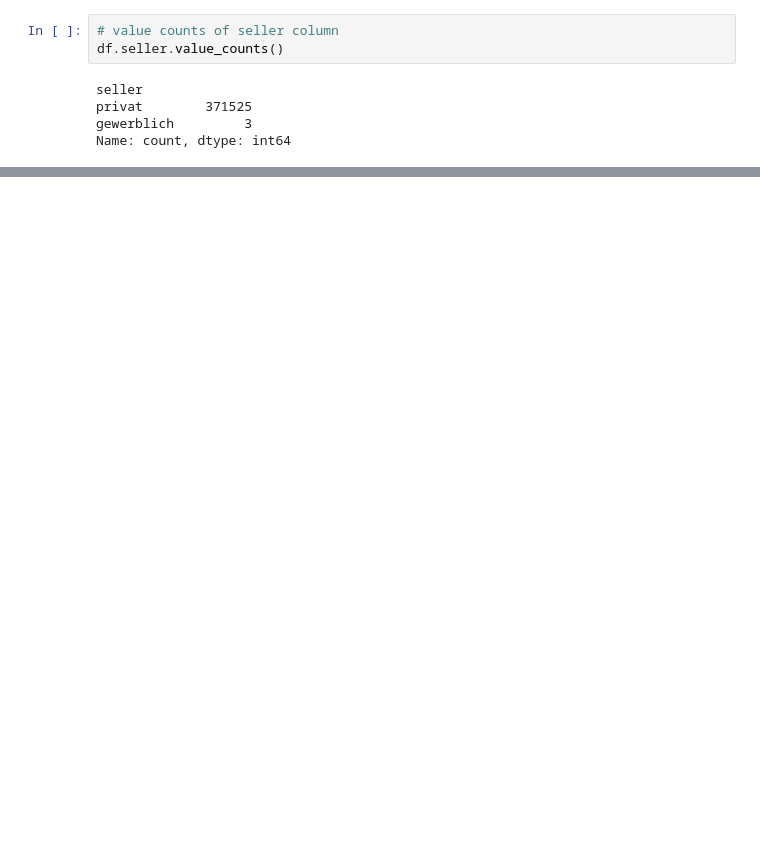
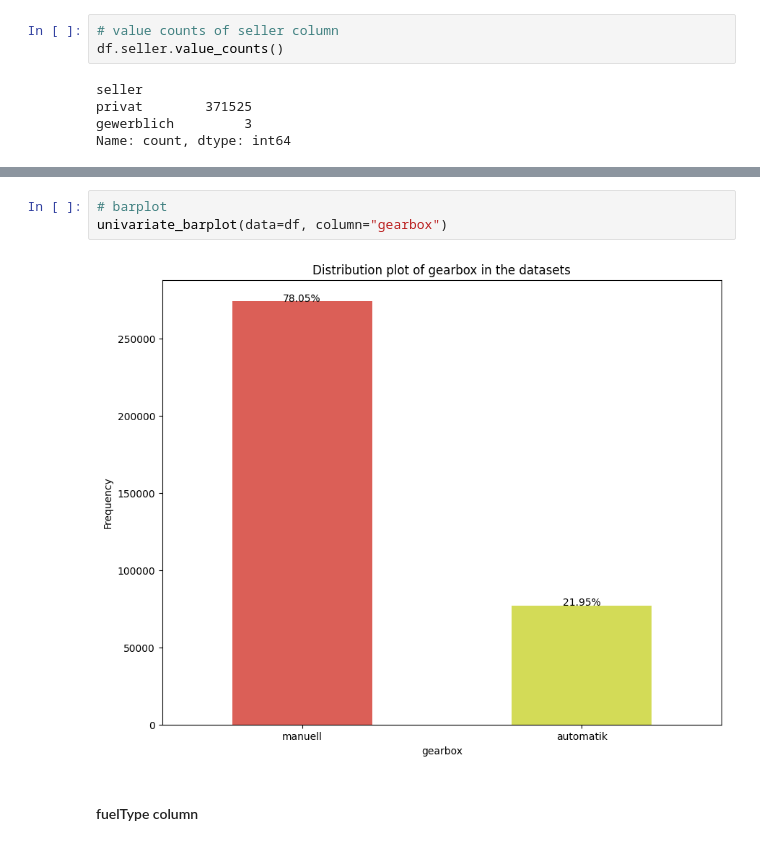
Before and after one commit to rajendra195/ds_ml_project, a Jupyter notebook: notebook_file/data_ingestion_and_profiling.ipynb, the cells around one changed output, grey strips where cells are left out. Cells and saved outputs as stored; diff of their text form; blank space fills up the shorter version.

```diff
--- a/notebook_file/data_ingestion_and_profiling.ipynb
+++ b/notebook_file/data_ingestion_and_profiling.ipynb
@@ -405,0 +545,7 @@ Name: name, dtype: object
+# %%
+# barplot
+univariate_barplot(data=df, column="gearbox")
+# %% [output]
+[figure, added]
+# %% [markdown]
+#### fuelType column
```
Also changed, not shown: parts of 55 cells of this notebook.
